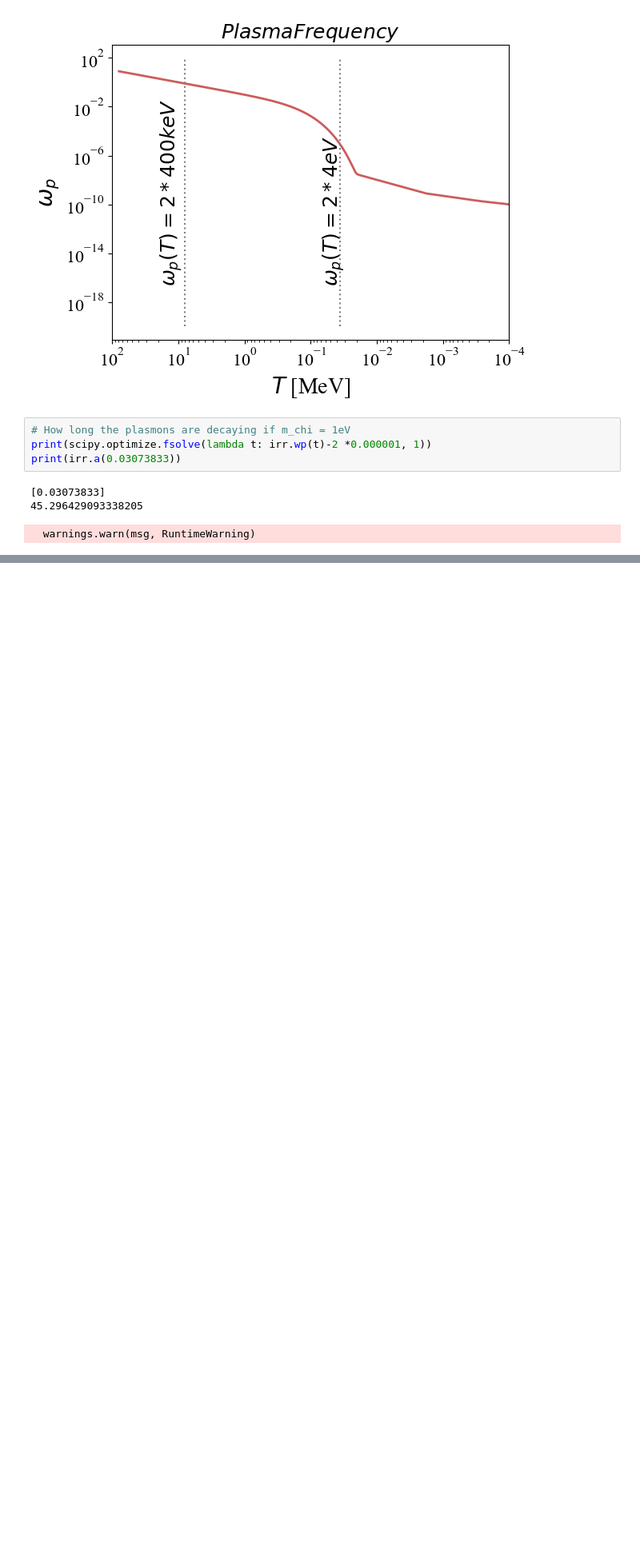
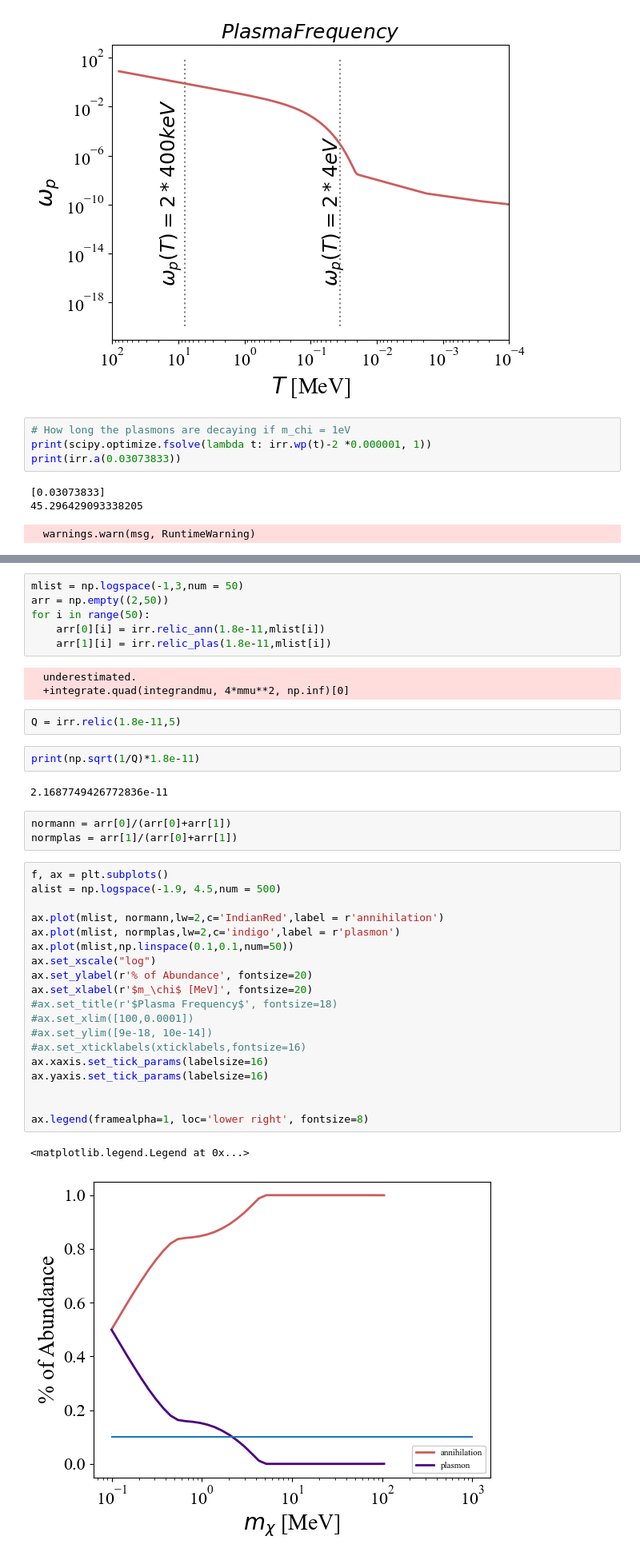
Before and after one commit to ellailes/irreducible-mcp, a Jupyter notebook: numerical_boltzmann.ipynb, the cells around one changed output, grey strips where cells are left out. Shown at 80% size. Drawn from its saved outputs; the diff is of its cells as text; blank space fills up the shorter version.

```diff
--- a/numerical_boltzmann.ipynb
+++ b/numerical_boltzmann.ipynb
@@ -353,0 +382,40 @@ print(np.exp(-19.18575366),np.exp(-53.47028276))
+# %%
+mlist = np.logspace(-1,3,num = 50)
+arr = np.empty((2,50))
+for i in range(50):
+    arr[0][i] = irr.relic_ann(1.8e-11,mlist[i])
+    arr[1][i] = irr.relic_plas(1.8e-11,mlist[i])
+# %% [output]
+  underestimated.
+  +integrate.quad(integrandmu, 4*mmu**2, np.inf)[0]
+# %%
+Q = irr.relic(1.8e-11,5)
+# %%
+print(np.sqrt(1/Q)*1.8e-11)
+# %% [output]
+2.1687749426772836e-11
+# %%
+normann = arr[0]/(arr[0]+arr[1])
+normplas = arr[1]/(arr[0]+arr[1])
+# %%
+f, ax = plt.subplots()
+alist = np.logspace(-1.9, 4.5,num = 500)
+
+ax.plot(mlist, normann,lw=2,c='IndianRed',label = r'annihilation')
+ax.plot(mlist, normplas,lw=2,c='indigo',label = r'plasmon')
+ax.plot(mlist,np.linspace(0.1,0.1,num=50))
+ax.set_xscale("log")
+ax.set_ylabel(r'% of Abundance', fontsize=20)
+ax.set_xlabel(r'$m_\chi$ [MeV]', fontsize=20)
+#ax.set_title(r'$Plasma Frequency$', fontsize=18)
+#ax.set_xlim([100,0.0001])
+#ax.set_ylim([9e-18, 10e-14])
+#ax.set_xticklabels(xticklabels,fontsize=16)
+ax.xaxis.set_tick_params(labelsize=16)
+ax.yaxis.set_tick_params(labelsize=16)
+
+
+ax.legend(framealpha=1, loc='lower right', fontsize=8)
+# %% [output]
+<matplotlib.legend.Legend at 0x...>
+[figure, added]
```
Also changed, not shown: parts of 6 cells of this notebook, 22 other files.
